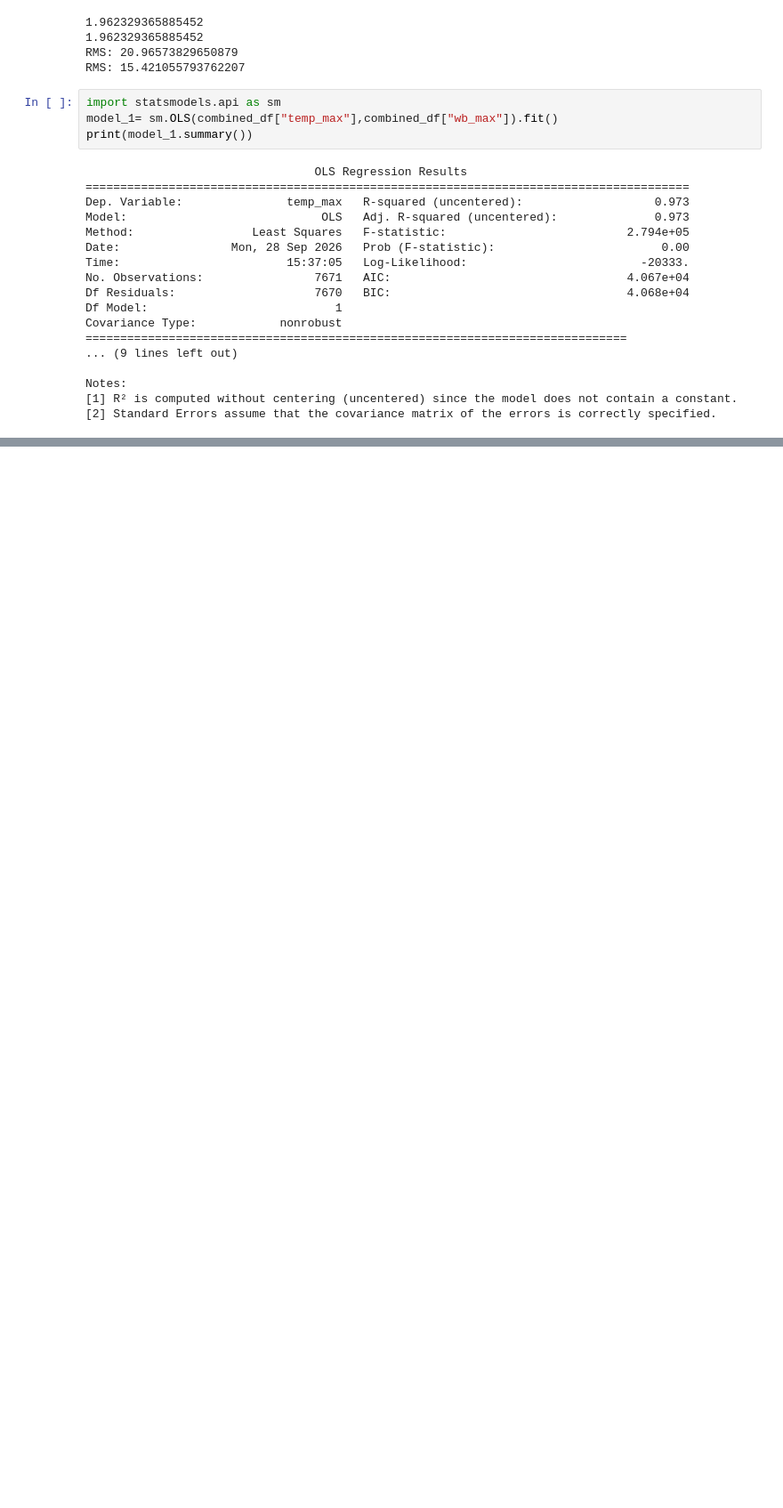
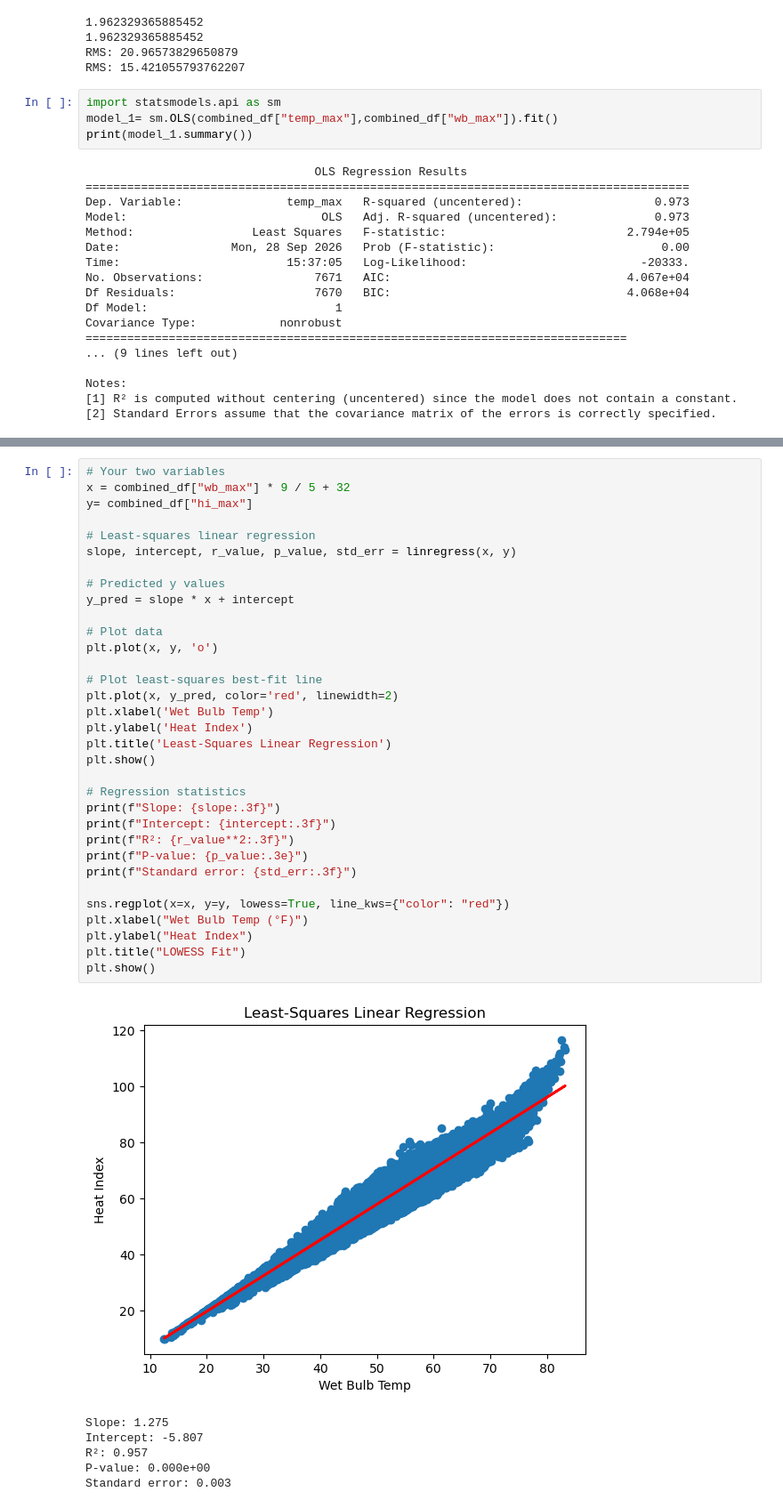
Before and after one commit to stephasharo17/Heat-Island-SOMS, a Jupyter notebook: Temp_WetBulb_Comparison.ipynb, the cells around one changed output, grey strips where cells are left out. Shown at 89% size. Cells and saved outputs as stored; diff of their text form; blank space fills up the shorter version.

```diff
--- a/Temp_WetBulb_Comparison.ipynb
+++ b/Temp_WetBulb_Comparison.ipynb
@@ -608,0 +669,40 @@ TypeError: 'DataFrame' object is not callable
+# %%
+# Your two variables
+x = combined_df["wb_max"] * 9 / 5 + 32
+y= combined_df["hi_max"]
+
+# Least-squares linear regression
+slope, intercept, r_value, p_value, std_err = linregress(x, y)
+
+# Predicted y values
+y_pred = slope * x + intercept
+
+# Plot data
+plt.plot(x, y, 'o')
+
+# Plot least-squares best-fit line
+plt.plot(x, y_pred, color='red', linewidth=2)
+plt.xlabel('Wet Bulb Temp')
+plt.ylabel('Heat Index')
+plt.title('Least-Squares Linear Regression')
+plt.show()
+
+# Regression statistics
+print(f"Slope: {slope:.3f}")
+print(f"Intercept: {intercept:.3f}")
+print(f"R²: {r_value**2:.3f}")
+print(f"P-value: {p_value:.3e}")
+print(f"Standard error: {std_err:.3f}")
+
+sns.regplot(x=x, y=y, lowess=True, line_kws={"color": "red"})
+plt.xlabel("Wet Bulb Temp (°F)")
+plt.ylabel("Heat Index")
+plt.title("LOWESS Fit")
+plt.show()
+# %% [output]
+[figure, added]
+Slope: 1.275
+Intercept: -5.807
+R²: 0.957
+P-value: 0.000e+00
+Standard error: 0.003
```
Also changed, not shown: parts of 5 cells of this notebook.
